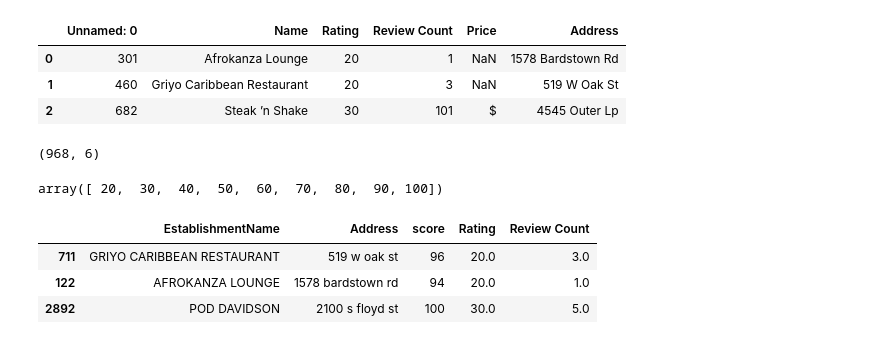
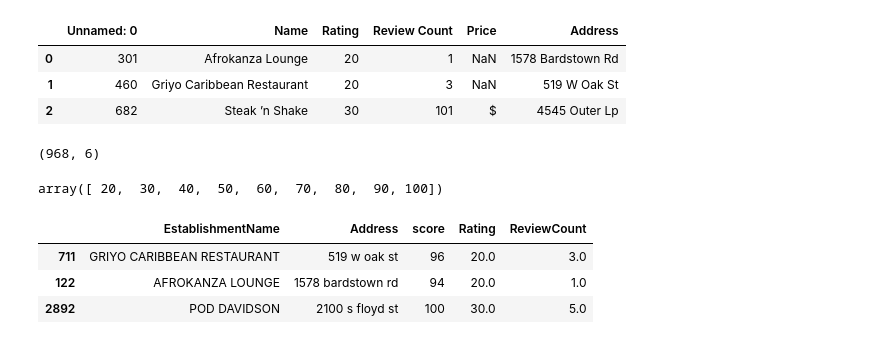
Before and after one commit to dmorton714/-restaurant_inspection_scores, a Jupyter notebook: clean_code/final.ipynb, the cells around one changed output. Drawn from its saved outputs; the diff is of its cells as text; code cells hidden in the pictures.

```diff
--- a/clean_code/final.ipynb
+++ b/clean_code/final.ipynb
@@ -261,10 +261,11 @@ array([ 20,  30,  40,  50,  60,  70,  80,  90, 100])
 # %%
 merged_df = df.merge(df2, on='Address', how='left')
 merged_df = merged_df.sort_values('Rating', ascending=True)
 merged_df = merged_df[['EstablishmentName', 'Address', 'score', 'Rating', 'Review Count']]
+merged_df = merged_df.rename(columns={'Review Count': 'ReviewCount'})
 merged_df.head(3)
 # %% [output]
-|  | EstablishmentName | Address | score | Rating | Review Count |
+|  | EstablishmentName | Address | score | Rating | ReviewCount |
 | 711 | GRIYO CARIBBEAN RESTAURANT | 519 w oak st | 96 | 20.0 | 3.0 |
 | 122 | AFROKANZA LOUNGE | 1578 bardstown rd | 94 | 20.0 | 1.0 |
 | 2892 | POD DAVIDSON | 2100 s floyd st | 100 | 30.0 | 5.0 |
```
Also changed, not shown: 2 other files.
